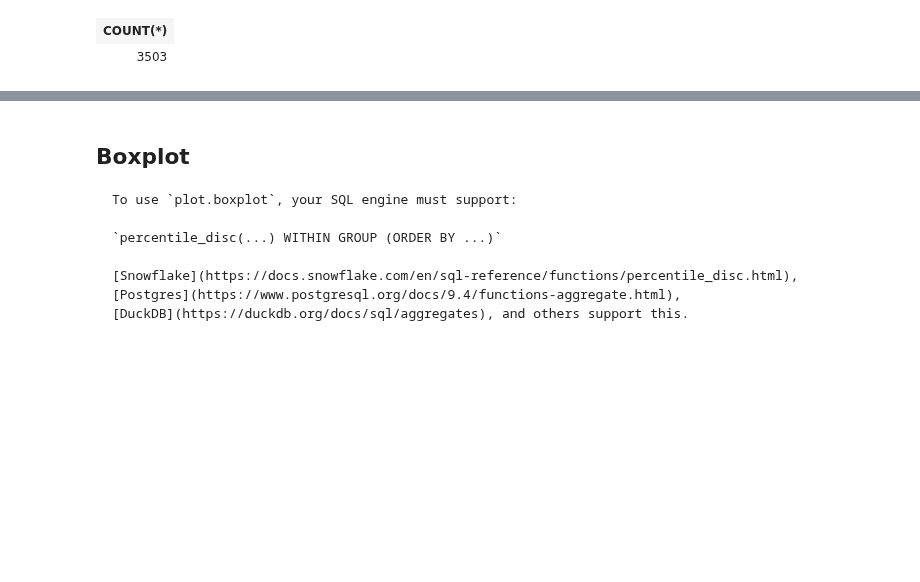
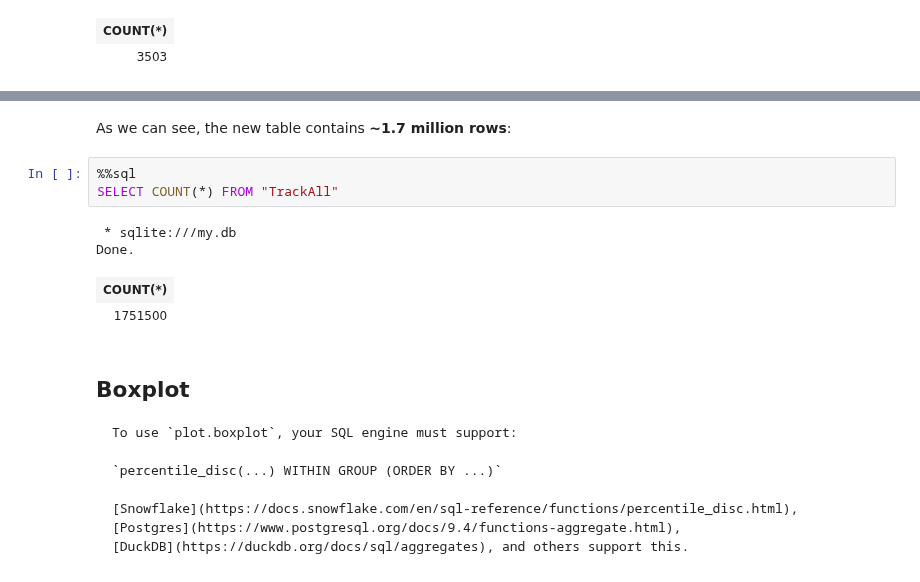
Before and after one commit to catherinedevlin/ipython-sql, a Jupyter notebook: examples/plot.ipynb, the cells around one changed output, grey strips where cells are left out. Drawn from its saved outputs; the diff is of its cells as text; blank space fills up the shorter version.

```diff
--- a/examples/plot.ipynb
+++ b/examples/plot.ipynb
@@ -65,3 +104,13 @@ Done.
+# %% [markdown]
+As we can see, the new table contains **~1.7 million rows**:
+# %%
+%%sql
+SELECT COUNT(*) FROM "TrackAll"
+# %% [output]
+ * sqlite:///my.db
+Done.
+| COUNT(*) |
+| 1751500 |
 # %% [markdown]
 ## Boxplot
 
```
Also changed, not shown: parts of 12 cells of this notebook, 2 other files.
